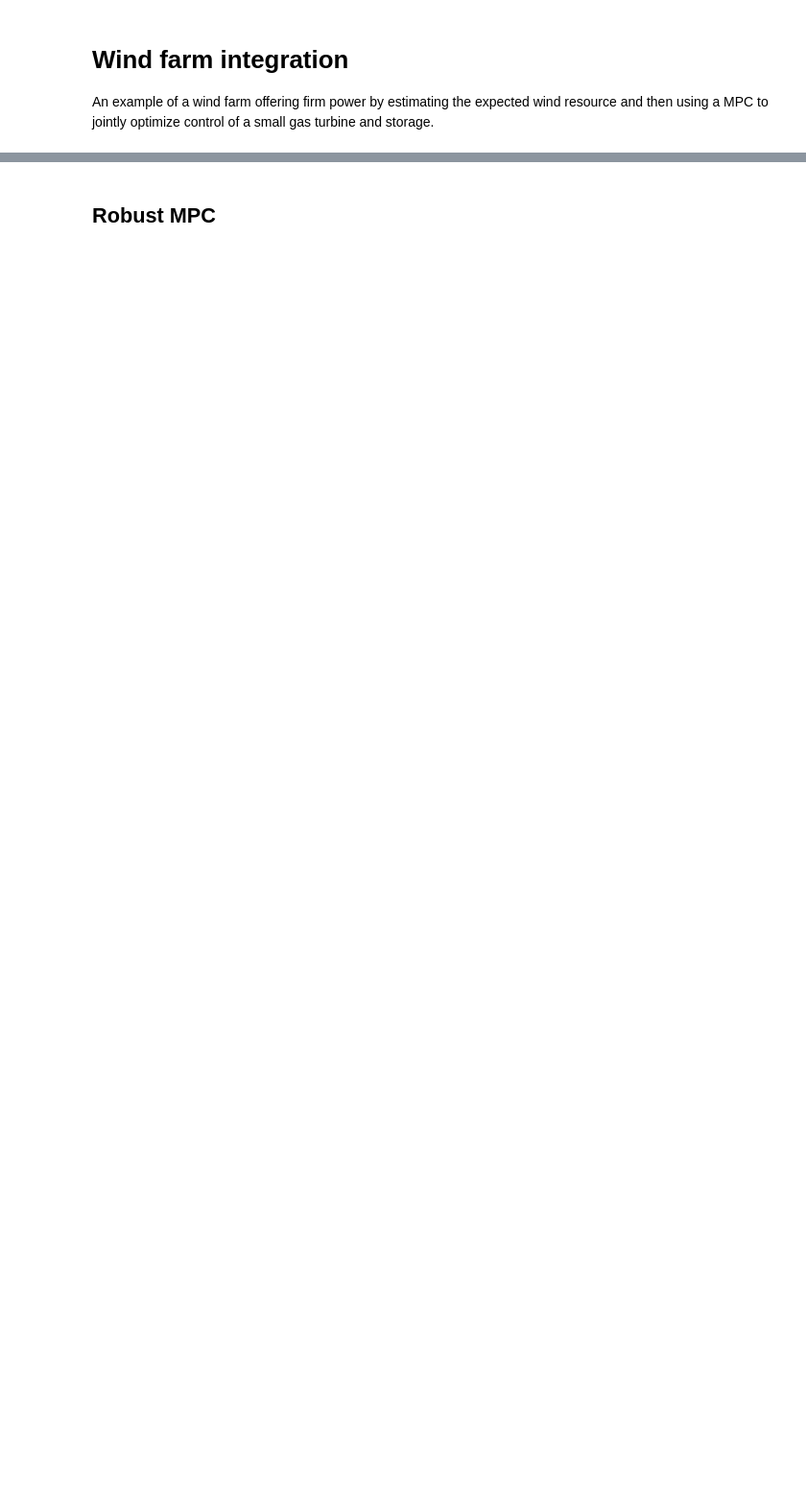
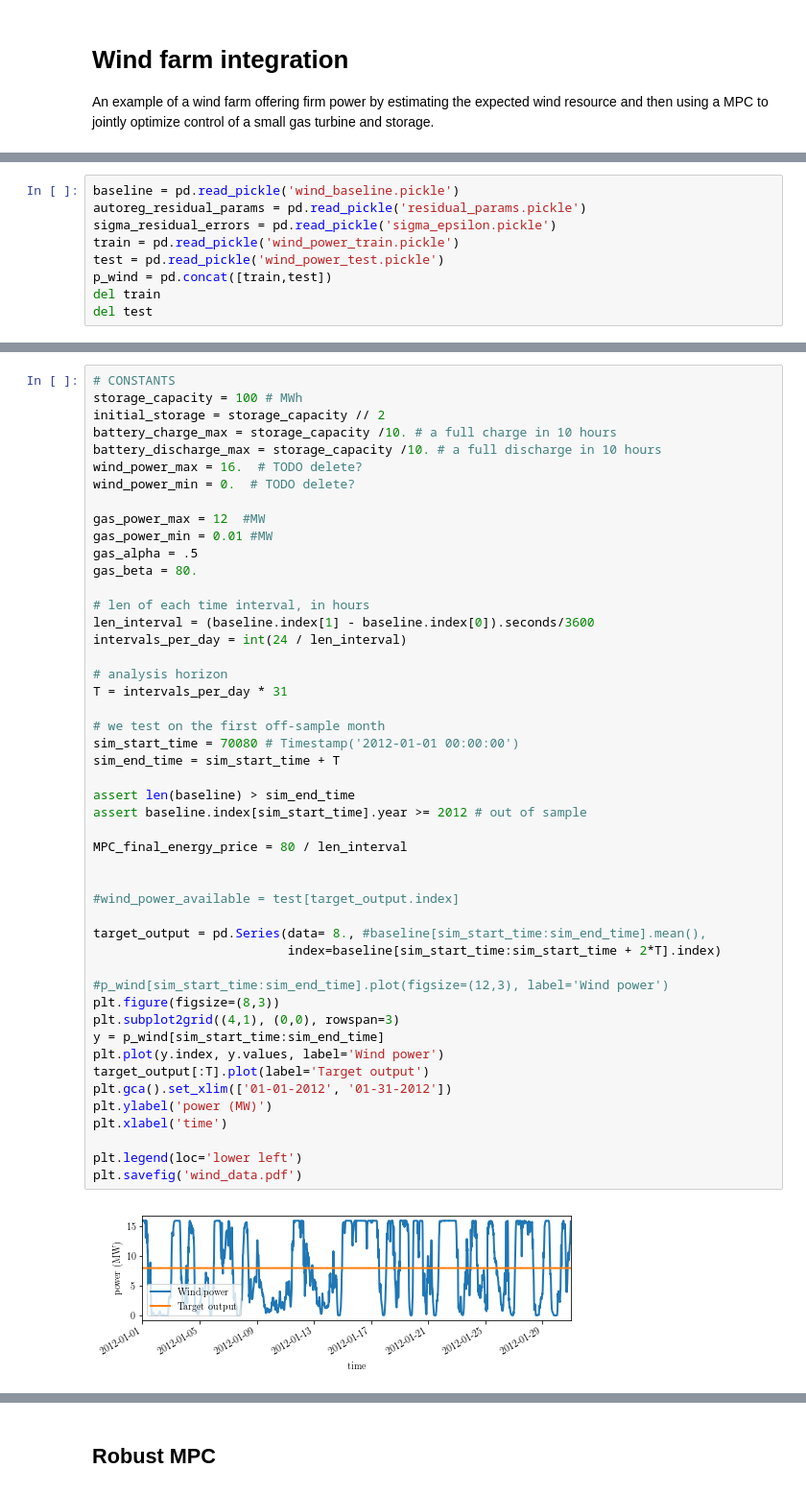
Before and after one commit to cvxgrp/cvxpower, a Jupyter notebook: examples/windfarm.ipynb, the cells around one changed output, grey strips where cells are left out. Shown at 96% size. Cells and saved outputs as stored; diff of their text form; blank space fills up the shorter version.

```diff
--- a/examples/windfarm.ipynb
+++ b/examples/windfarm.ipynb
@@ -57,0 +38,9 @@ plt.ylim([0,16])
+# %%
+baseline = pd.read_pickle('wind_baseline.pickle')
+autoreg_residual_params = pd.read_pickle('residual_params.pickle')
+sigma_residual_errors = pd.read_pickle('sigma_epsilon.pickle')
+train = pd.read_pickle('wind_power_train.pickle')
+test = pd.read_pickle('wind_power_test.pickle')
+p_wind = pd.concat([train,test])
+del train
+del test
@@ -57,0 +49,50 @@ plt.ylim([0,16])
+# %%
+# CONSTANTS
+storage_capacity = 100 # MWh
+initial_storage = storage_capacity // 2
+battery_charge_max = storage_capacity /10. # a full charge in 10 hours
+battery_discharge_max = storage_capacity /10. # a full discharge in 10 hours
+wind_power_max = 16.  # TODO delete?
+wind_power_min = 0.  # TODO delete?
+
+gas_power_max = 12  #MW
+gas_power_min = 0.01 #MW
+gas_alpha = .5
+gas_beta = 80.
+
+# len of each time interval, in hours
+len_interval = (baseline.index[1] - baseline.index[0]).seconds/3600
+intervals_per_day = int(24 / len_interval)
+
+# analysis horizon
+T = intervals_per_day * 31
+
+# we test on the first off-sample month
+sim_start_time = 70080 # Timestamp('2012-01-01 00:00:00')
+sim_end_time = sim_start_time + T
+
+assert len(baseline) > sim_end_time
+assert baseline.index[sim_start_time].year >= 2012 # out of sample
+
+MPC_final_energy_price = 80 / len_interval
+
+
+#wind_power_available = test[target_output.index]
+
+target_output = pd.Series(data= 8., #baseline[sim_start_time:sim_end_time].mean(),
+                          index=baseline[sim_start_time:sim_start_time + 2*T].index)
+
+#p_wind[sim_start_time:sim_end_time].plot(figsize=(12,3), label='Wind power')
+plt.figure(figsize=(8,3))
+plt.subplot2grid((4,1), (0,0), rowspan=3)
+y = p_wind[sim_start_time:sim_end_time]
+plt.plot(y.index, y.values, label='Wind power')
+target_output[:T].plot(label='Target output')
+plt.gca().set_xlim(['01-01-2012', '01-31-2012'])
+plt.ylabel('power (MW)')
+plt.xlabel('time')
+
+plt.legend(loc='lower left')
+plt.savefig('wind_data.pdf')
+# %% [output]
+[figure, added]
```
Also changed, not shown: parts of 41 cells of this notebook, 1 other file.
